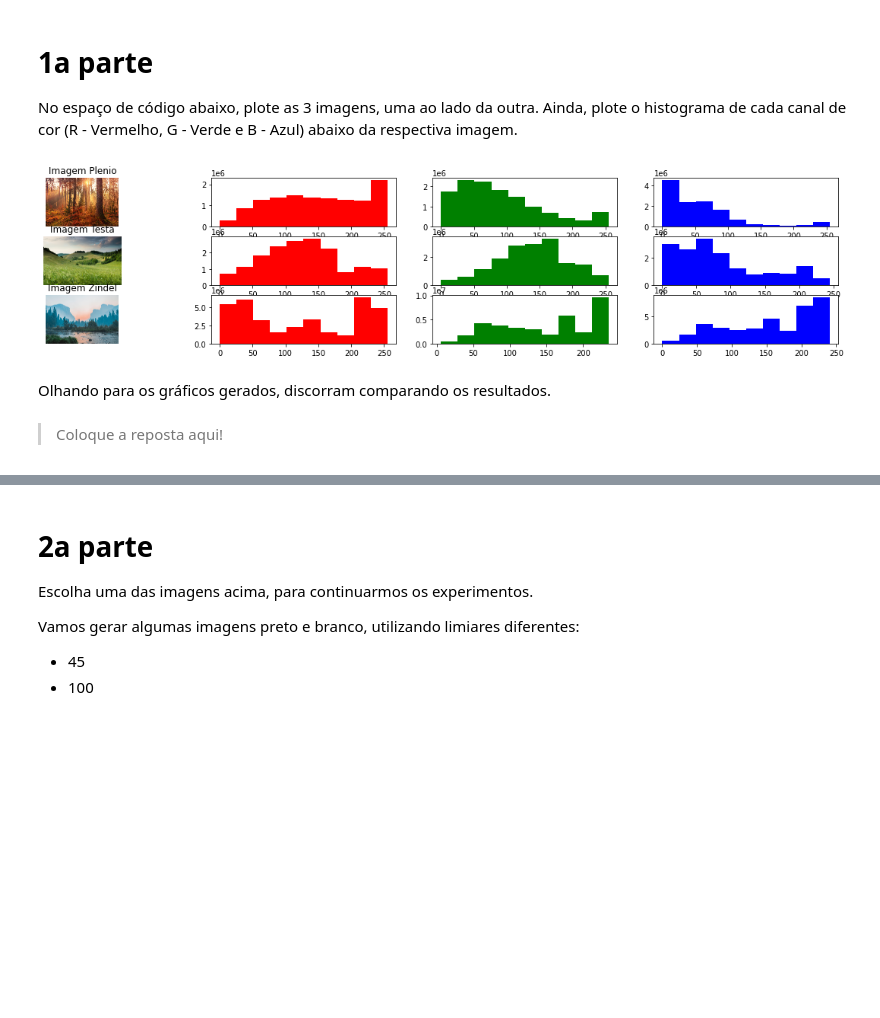
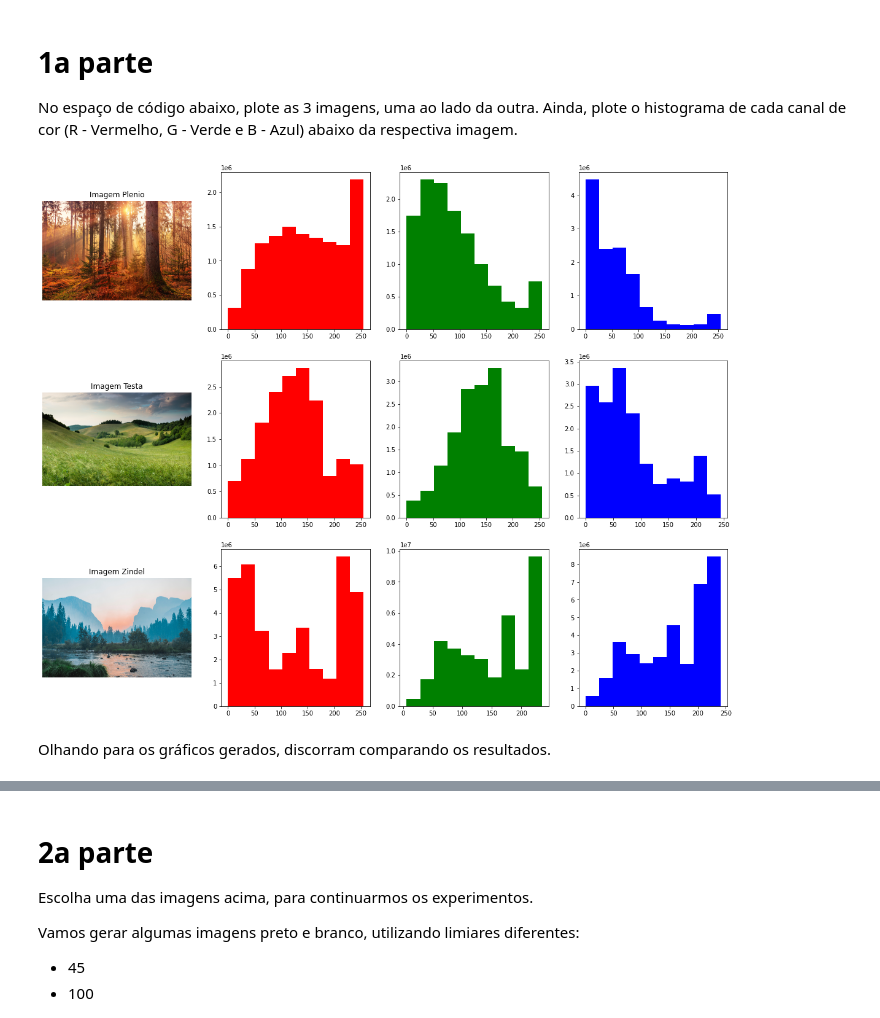
Before and after one commit to tiagomfranca/labs, a Jupyter notebook: code_02.ipynb, the cells around one changed output, grey strips where cells are left out. Drawn from its saved outputs; the diff is of its cells as text; code cells hidden in the pictures; blank space fills up the shorter version.

```diff
--- a/code_02.ipynb
+++ b/code_02.ipynb
@@ -38,7 +42,7 @@ img_plenio_arr = array(img_plenio)
 img_testa_arr = array(img_testa)
 img_zindel_arr = array(img_zindel)
 
-plt.figure(figsize=(20,4))
+plt.figure(figsize=(20,16))
 
 plt.subplot(341)
 plt.imshow(img_plenio)
@@ -69,37 +73,33 @@ b_testa = img_testa_arr[:,:,2]
 
 plt.subplot(346)
 plt.hist(r_testa.ravel(), color='red')
 
 plt.subplot(347)
 plt.hist(g_testa.ravel(), color='green')
 
 plt.subplot(348)
 plt.hist(b_testa.ravel(), color='blue')
 
 plt.subplot(349)
 plt.imshow(img_zindel)
 plt.axis('off')
 plt.title('Imagem Zindel')
 
 r_zindel = img_zindel_arr[:,:,0]
 g_zindel = img_zindel_arr[:,:,1]
 b_zindel = img_zindel_arr[:,:,2]
 
 plt.subplot(3, 4, 10)
 plt.hist(r_zindel.ravel(), color='red')
 
 plt.subplot(3,4, 11)
 plt.hist(g_zindel.ravel(), color='green')
 
 plt.subplot(3, 4, 12)
 plt.hist(b_zindel.ravel(), color='blue')
 
 plt.show()
 # %% [output]
-[figure, old version]
+[figure, new version]
 # %% [markdown]
 Olhando para os gráficos gerados, discorram comparando os resultados.
-# %% [markdown]
-
-
-> Coloque a reposta aqui!
```
Also changed, not shown: parts of 6 cells of this notebook.
